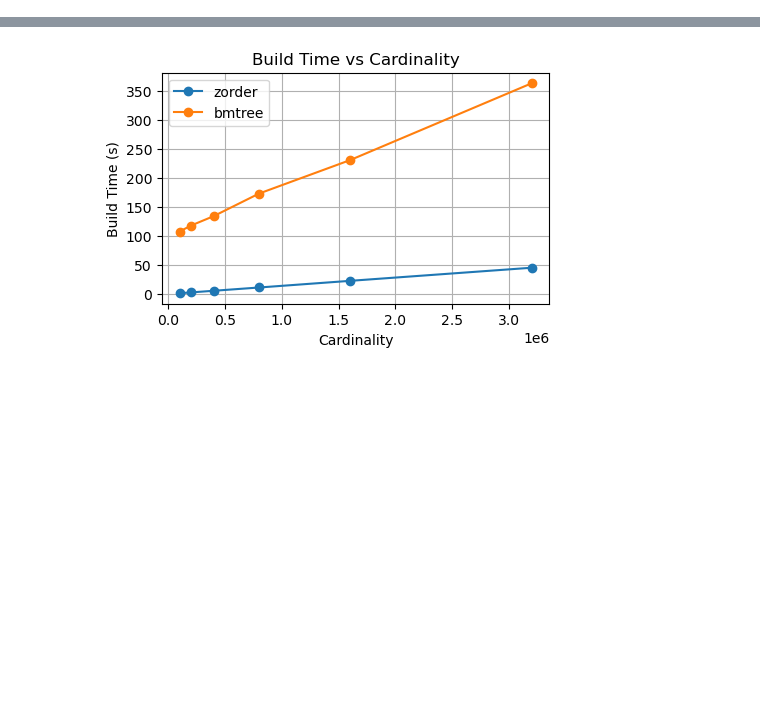
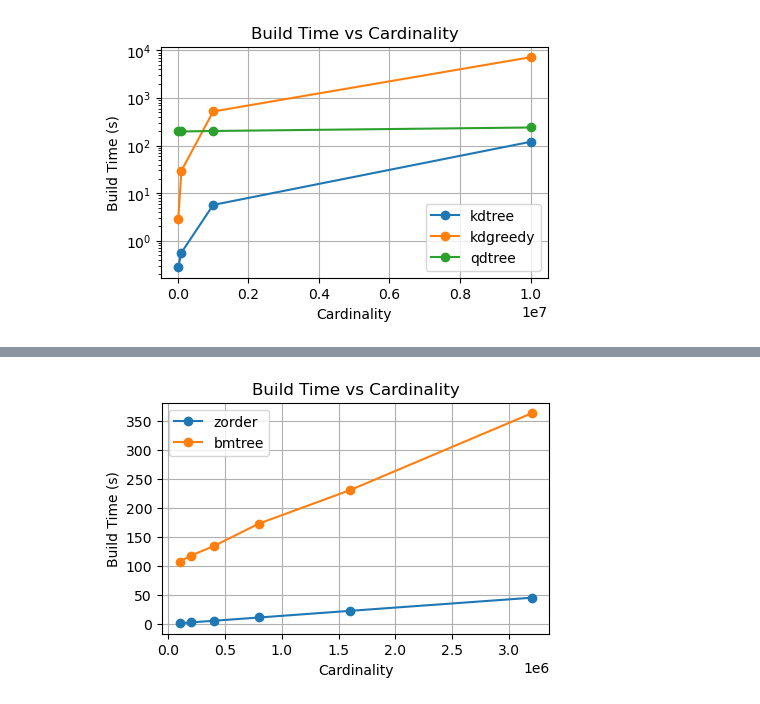
Before and after one commit to Liuguanli/rl_spatial_benchmark, a Jupyter notebook: notebook/Experiment.ipynb, the cells around one changed output, grey strips where cells are left out. Cells and saved outputs as stored; diff of their text form; code cells hidden in the pictures; blank space fills up the shorter version.

```diff
--- a/notebook/Experiment.ipynb
+++ b/notebook/Experiment.ipynb
@@ -504,2 +574,90 @@ def parse_rtree_properties(file_path):
 # %%
 # experiment 1
+varying_cardinality = [10000, 100000, 1000000, 10000000]
+dimensions = 2
+distribution = "OSM"
+skewness = 1
+varying_query_range = [[0.01, 0.01], [0.02, 0.02], [0.04, 0.04], [0.08, 0.08], [0.16, 0.16]]
+varying_k = [1, 5, 25, 125, 625]
+sampling_ratios = [0.1, 0.01, 0.001, 0.0001]
+baselines = [{
+          "name": "kdtree",
+          "config": {
+            "page_size": 100
+          }
+        }, {
+          "name": "kdgreedy",
+          "config": {
+            "page_size": 100
+          }
+        }, {
+          "name": "qdtree",
+          "config": {
+            "episode": 10,
+            "page_size": 100,
+            "fill_factor": 0.9,
+            "sampling_ratio": 0.01,
+            "action_sampling_size": 200
+          }
+        }]
+
+build_map = {baseline["name"]: [] for baseline in baselines}
+range_query_map = {baseline["name"]: [] for baseline in baselines}
+knn_query_map = {baseline["name"]: [] for baseline in baselines}
+
+for baseline in baselines:
+    for i, cardinality in enumerate(varying_cardinality):
+
+        if baseline["name"] == "qdtree":
+            baseline["config"]["sampling_ratio"] = sampling_ratios[i]
+
+        baseline_info = BaselineInfo(name=baseline["name"], config=baseline["config"])
+        data_name = f"{distribution}_{cardinality}"
+        data_info = DataInfo(cardinality, 2, distribution, 1, [[0,1],[0,1]])
+        range_query_name = get_range_query_name(data_name, data_info, [0.01, 0.01], "range", 1000, 2, "uniform", 1)
+        # print(range_query_name)
+        file_name = get_build_output_path(baseline_info, data_name, range_query_name)
+        # print(file_name)
+        treeProperties = parse_rtree_properties("../" + file_name)
+        # print(file_name)
+        # print("build", baseline["name"], treeProperties.ElapsedTime / 1000000000)
+        build_map[baseline["name"]].append(treeProperties)
+
+        file_name = get_range_query_output_path(baseline_info, data_name, range_query_name)
+        # print(file_name)
+        treeProperties = parse_rtree_properties("../" + file_name)
+        # print("range", baseline["name"], treeProperties.ElapsedTime / 1000000000)
+        range_query_map[baseline["name"]].append(treeProperties)
+
+# print(build_map)
+plot_line(build_map, varying_cardinality, "ElapsedTime",
+                 "Build Time vs Cardinality", "Cardinality", "Build Time (s)", 1e9)
+
+plot_hist(build_map, varying_cardinality, "ElapsedTime",
+                 "Build Time vs Cardinality", "Cardinality", "Build Time (s)", 1e9)
+
+plot_line(range_query_map, varying_cardinality, "ElapsedTime",
+                 "Range Query Time vs Cardinality", "Cardinality", "Range Query Time (ms)", 1e9)
+
+plot_hist(range_query_map, varying_cardinality, "ElapsedTime",
+                 "Range Query Time vs Cardinality", "Cardinality", "Range Query Time (ms)", 1e9)
+
+# for baseline in baselines:
+#     for cardinality in varying_cardinality:
+#         path, data, query = get_exp_data(baseline, "range", cardinality, distribution, skewness, 1000, distribution, skewness, "0.01x0.01")
+#         if baseline == "zorder":
+#             build_file_name = f"../{path}/build/{data}.txt"
+#             range_query_file_name = f"../{path}/range/{data}_{query}.txt"
+#         else:
+#             build_file_name = f"../{path}/build/{data}_{query}_depth_1.txt"
+#             range_query_file_name = f"../{path}/range/{data}_{query}_depth_1.txt"
+
+#         # print(build_file_name)
+#         # print(range_query_file_name)
+#         treeProperties = parse_rtree_properties(build_file_name)
+#         # print(treeProperties)
+
+#         build_map[baseline].append(treeProperties)
+#         treeProperties = parse_rtree_properties(range_query_file_name)
+#         range_query_map[baseline].append(treeProperties)
+# %% [output]
@@ -505,0 +670 @@ def parse_rtree_properties(file_path):
+[figure, added]
```
Also changed, not shown: parts of 10 cells of this notebook, 6 other files.
